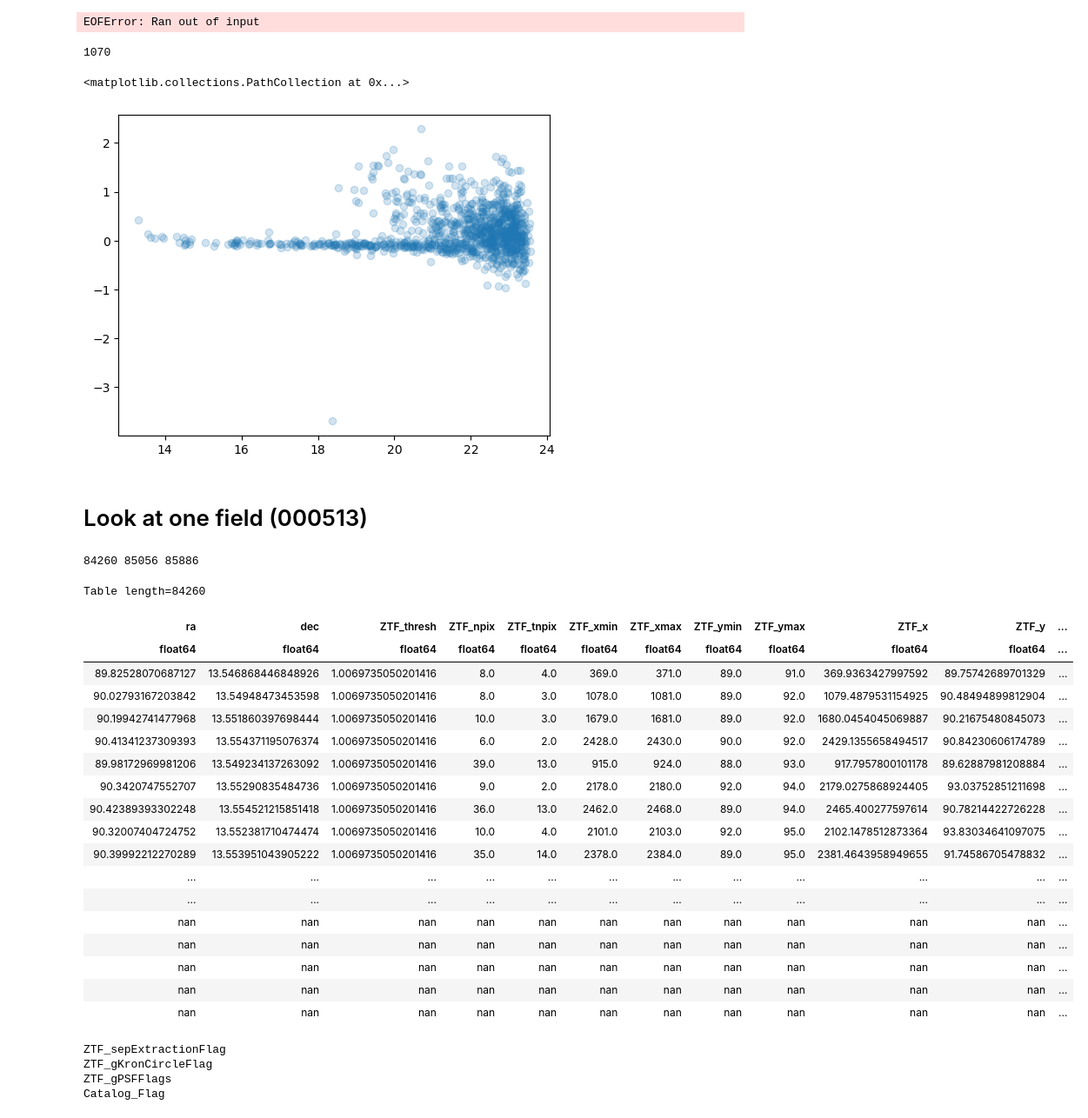
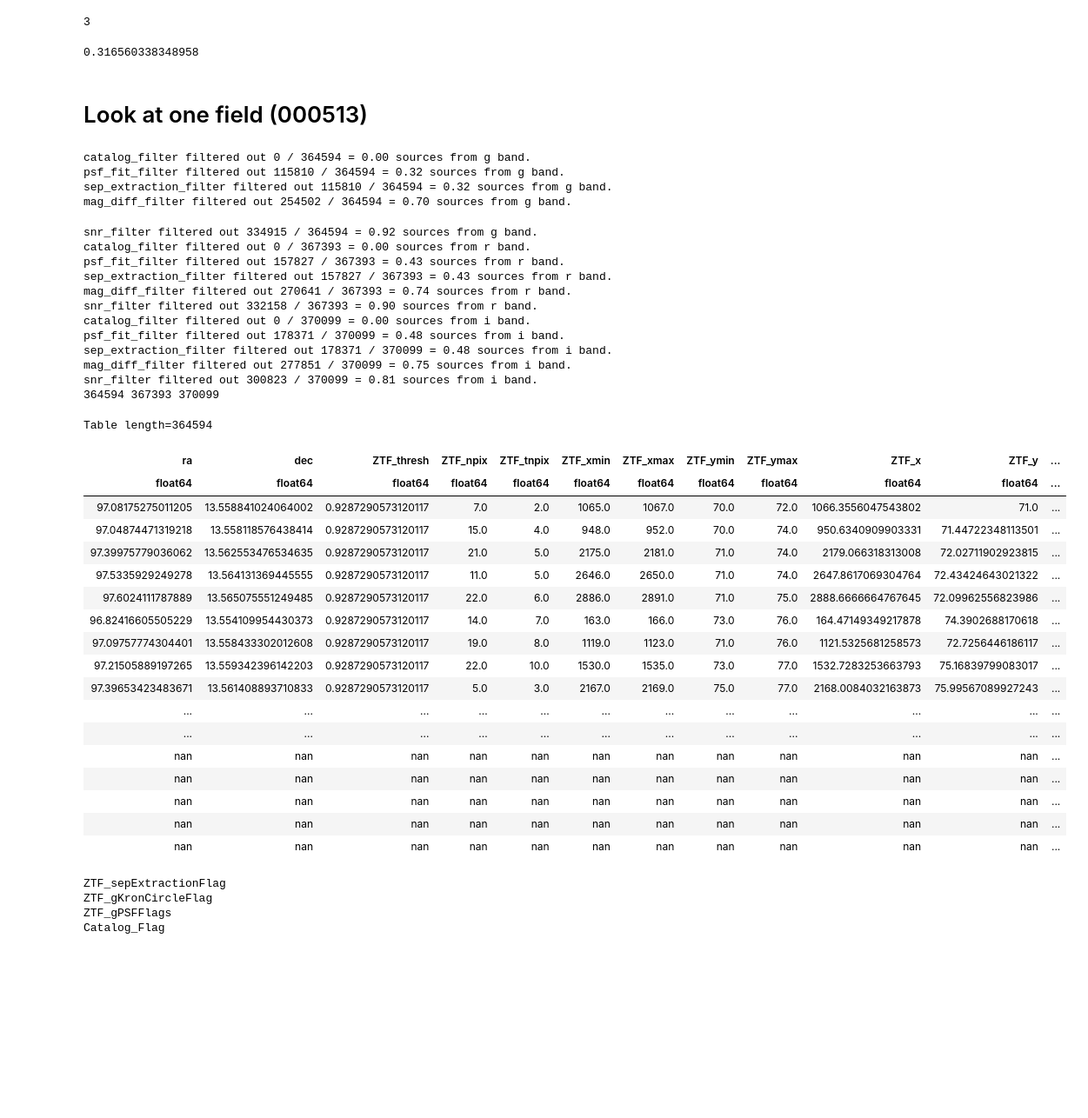
Before and after one commit to Adam-Boesky/long_transients, a Jupyter notebook: detect_transients.ipynb, the cells around one changed output. Shown at 87% size. Cells and saved outputs as stored; diff of their text form; code cells hidden in the pictures; blank space fills up the shorter version.

```diff
--- a/detect_transients.ipynb
+++ b/detect_transients.ipynb
@@ -9,22 +10,6 @@ UPPER_LIMIT_MAGS = {
     'pstarr' : {'g': 23.3, 'r': 23.2, 'i': 23.1},
     'ztf': {'g': 23.3, 'r': 23.2, 'i': 23.1}
 }
-# %%
-import os
-import sys
-import dill as pickle
-sys.path.append('/Users/adamboesky/Research/long_transients/Extracting')
-
-# with open('/Users/adamboesky/Research/long_transients/Data/catalog_results/000512_12_1/tile.pkl', 'rb') as f:
-#     tile = pickle.load(f)
-file_path = '/Users/adamboesky/Research/long_transients/Data/catalog_results/000513_12_1/tile.pkl'
-if os.path.getsize(file_path) == 0:
-    print("The file is empty.")
-else:
-    with open(file_path, 'rb') as f:
-        tile = pickle.load(f)
-# %% [output]
-EOFError: Ran out of input
 # %%
 from typing import Optional
 
@@ -46,8 +27,6 @@ tab = test.get_data()
-# %%
-mask = (tab['gPSFMag'] > 0) & (tab['gKronMag'] > 0)
-print(len(tab[mask]))
-plt.scatter(tab['gPSFMag'][mask], tab['gPSFMag'][mask] - tab['gKronMag'][mask], alpha=0.2)
-# %% [output]
-1070
-<matplotlib.collections.PathCollection at 0x...>
-[figure, removed]
+# %%
+data = {'a': [1,2,3], 'b': [4,5,6]}
+tab = Table(data)
+len(tab)
+# %% [output]
+3
@@ -53,0 +37,4 @@ plt.scatter(tab['gPSFMag'][mask], tab['gPSFMag'][mask] - tab['gKronMag'][mask],
+# %%
+len(test2) / len(test)
+# %% [output]
+0.316560338348958
@@ -54,26 +85,42 @@ plt.scatter(tab['gPSFMag'][mask], tab['gPSFMag'][mask] - tab['gKronMag'][mask],
 # %% [markdown]
 # Look at one field (000513)
 # %%
-g_tab = ascii.read('/Users/adamboesky/Research/long_transients/Data/local_catalog_results/field_results/000512_g.ecsv')
-r_tab = ascii.read('/Users/adamboesky/Research/long_transients/Data/local_catalog_results/field_results/000512_r.ecsv')
-i_tab = ascii.read('/Users/adamboesky/Research/long_transients/Data/local_catalog_results/field_results/000512_i.ecsv')
+g_tab = ascii.read('/Users/adamboesky/Research/long_transients/Data/catalog_results/field_results/000513_g.ecsv')
+r_tab = ascii.read('/Users/adamboesky/Research/long_transients/Data/catalog_results/field_results/000513_r.ecsv')
+i_tab = ascii.read('/Users/adamboesky/Research/long_transients/Data/catalog_results/field_results/000513_i.ecsv')
 tables = {'g': g_tab, 'r': r_tab, 'i': i_tab}
+tables = {band: total_filter(tab, band=band) for band, tab in tables.items()}
 print(len(g_tab), len(r_tab), len(i_tab))
 g_tab
 # %% [output]
-84260 85056 85886
+catalog_filter filtered out 0 / 364594 = 0.00 sources from g band.
+psf_fit_filter filtered out 115810 / 364594 = 0.32 sources from g band.
+sep_extraction_filter filtered out 115810 / 364594 = 0.32 sources from g band.
+mag_diff_filter filtered out 254502 / 364594 = 0.70 sources from g band.
-Table length=84260
+snr_filter filtered out 334915 / 364594 = 0.92 sources from g band.
+catalog_filter filtered out 0 / 367393 = 0.00 sources from r band.
+psf_fit_filter filtered out 157827 / 367393 = 0.43 sources from r band.
+sep_extraction_filter filtered out 157827 / 367393 = 0.43 sources from r band.
+mag_diff_filter filtered out 270641 / 367393 = 0.74 sources from r band.
+snr_filter filtered out 332158 / 367393 = 0.90 sources from r band.
+catalog_filter filtered out 0 / 370099 = 0.00 sources from i band.
+psf_fit_filter filtered out 178371 / 370099 = 0.48 sources from i band.
+sep_extraction_filter filtered out 178371 / 370099 = 0.48 sources from i band.
+mag_diff_filter filtered out 277851 / 370099 = 0.75 sources from i band.
+snr_filter filtered out 300823 / 370099 = 0.81 sources from i band.
+364594 367393 370099
+Table length=364594
 | ra | dec | ZTF_thresh | ZTF_npix | ZTF_tnpix | ZTF_xmin | ZTF_xmax | ZTF_ymin | ZTF_ymax | ZTF_x | ZTF_y | ... |
 | float64 | float64 | float64 | float64 | float64 | float64 | float64 | float64 | float64 | float64 | float64 | ... |
-| 89.82528070687127 | 13.546868446848926 | 1.0069735050201416 | 8.0 | 4.0 | 369.0 | 371.0 | 89.0 | 91.0 | 369.9363427997592 | 89.75742689701329 | ... |
-| 90.02793167203842 | 13.54948473453598 | 1.0069735050201416 | 8.0 | 3.0 | 1078.0 | 1081.0 | 89.0 | 92.0 | 1079.4879531154925 | 90.48494899812904 | ... |
-| 90.19942741477968 | 13.551860397698444 | 1.0069735050201416 | 10.0 | 3.0 | 1679.0 | 1681.0 | 89.0 | 92.0 | 1680.0454045069887 | 90.21675480845073 | ... |
-| 90.41341237309393 | 13.554371195076374 | 1.0069735050201416 | 6.0 | 2.0 | 2428.0 | 2430.0 | 90.0 | 92.0 | 2429.1355658494517 | 90.84230606174789 | ... |
-| 89.98172969981206 | 13.549234137263092 | 1.0069735050201416 | 39.0 | 13.0 | 915.0 | 924.0 | 88.0 | 93.0 | 917.7957800101178 | 89.62887981208884 | ... |
-| 90.3420747552707 | 13.55290835484736 | 1.0069735050201416 | 9.0 | 2.0 | 2178.0 | 2180.0 | 92.0 | 94.0 | 2179.0275868924405 | 93.03752851211698 | ... |
-| 90.42389393302248 | 13.554521215851418 | 1.0069735050201416 | 36.0 | 13.0 | 2462.0 | 2468.0 | 89.0 | 94.0 | 2465.400277597614 | 90.78214422726228 | ... |
-| 90.32007404724752 | 13.552381710474474 | 1.0069735050201416 | 10.0 | 4.0 | 2101.0 | 2103.0 | 92.0 | 95.0 | 2102.1478512873364 | 93.83034641097075 | ... |
-| 90.39992212270289 | 13.553951043905222 | 1.0069735050201416 | 35.0 | 14.0 | 2378.0 | 2384.0 | 89.0 | 95.0 | 2381.4643958949655 | 91.74586705478832 | ... |
+| 97.08175275011205 | 13.558841024064002 | 0.9287290573120117 | 7.0 | 2.0 | 1065.0 | 1067.0 | 70.0 | 72.0 | 1066.3556047543802 | 71.0 | ... |
+| 97.04874471319218 | 13.558118576438414 | 0.9287290573120117 | 15.0 | 4.0 | 948.0 | 952.0 | 70.0 | 74.0 | 950.6340909903331 | 71.44722348113501 | ... |
+| 97.39975779036062 | 13.562553476534635 | 0.9287290573120117 | 21.0 | 5.0 | 2175.0 | 2181.0 | 71.0 | 74.0 | 2179.066318313008 | 72.02711902923815 | ... |
+| 97.5335929249278 | 13.564131369445555 | 0.9287290573120117 | 11.0 | 5.0 | 2646.0 | 2650.0 | 71.0 | 74.0 | 2647.8617069304764 | 72.43424643021322 | ... |
+| 97.6024111787889 | 13.565075551249485 | 0.9287290573120117 | 22.0 | 6.0 | 2886.0 | 2891.0 | 71.0 | 75.0 | 2888.6666664767645 | 72.09962556823986 | ... |
+| 96.82416605505229 | 13.554109954430373 | 0.9287290573120117 | 14.0 | 7.0 | 163.0 | 166.0 | 73.0 | 76.0 | 164.47149349217878 | 74.3902688170618 | ... |
+| 97.09757774304401 | 13.558433302012608 | 0.9287290573120117 | 19.0 | 8.0 | 1119.0 | 1123.0 | 71.0 | 76.0 | 1121.5325681258573 | 72.7256446186117 | ... |
+| 97.21505889197265 | 13.559342396142203 | 0.9287290573120117 | 22.0 | 10.0 | 1530.0 | 1535.0 | 73.0 | 77.0 | 1532.7283253663793 | 75.16839799083017 | ... |
+| 97.39653423483671 | 13.561408893710833 | 0.9287290573120117 | 5.0 | 3.0 | 2167.0 | 2169.0 | 75.0 | 77.0 | 2168.0084032163873 | 75.99567089927243 | ... |
 | ... | ... | ... | ... | ... | ... | ... | ... | ... | ... | ... | ... |
 | ... | ... | ... | ... | ... | ... | ... | ... | ... | ... | ... | ... |
 | nan | nan | nan | nan | nan | nan | nan | nan | nan | nan | nan | ... |
```
Also changed, not shown: parts of 14 cells of this notebook, 5 other files.
